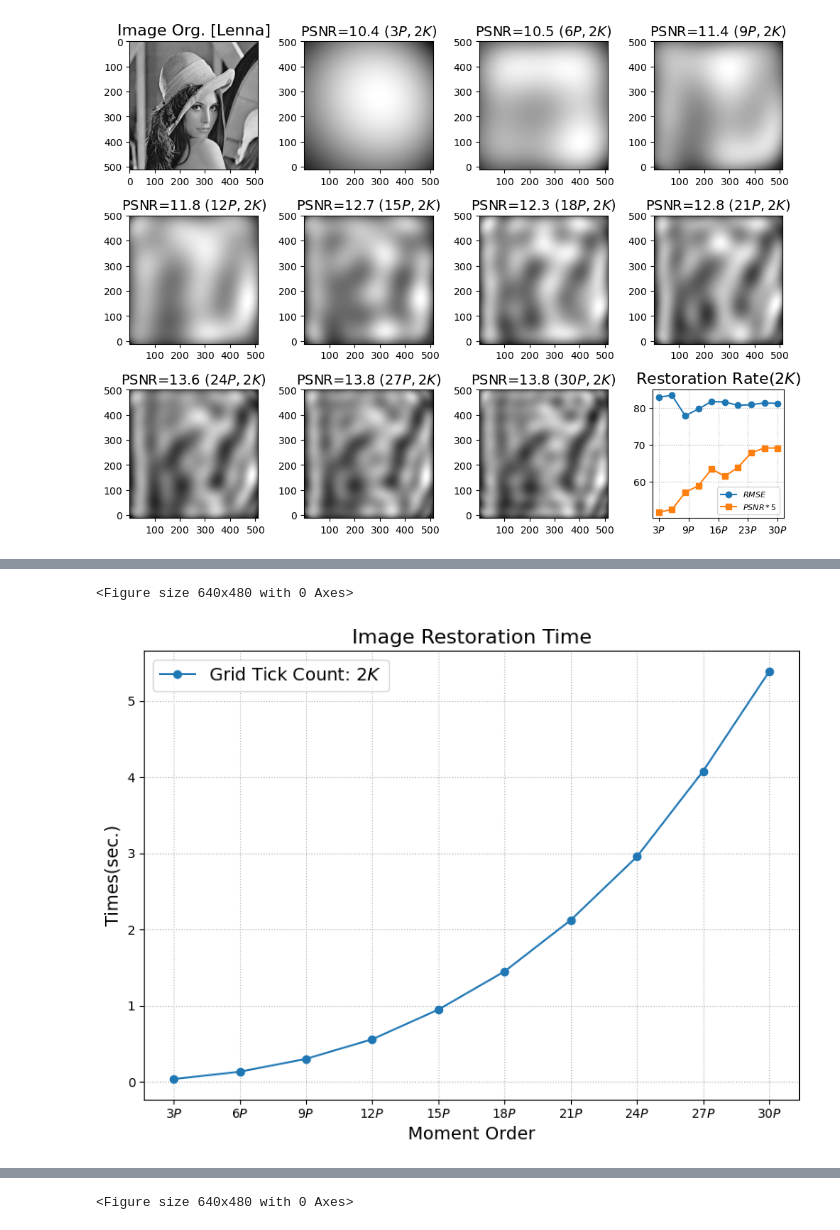
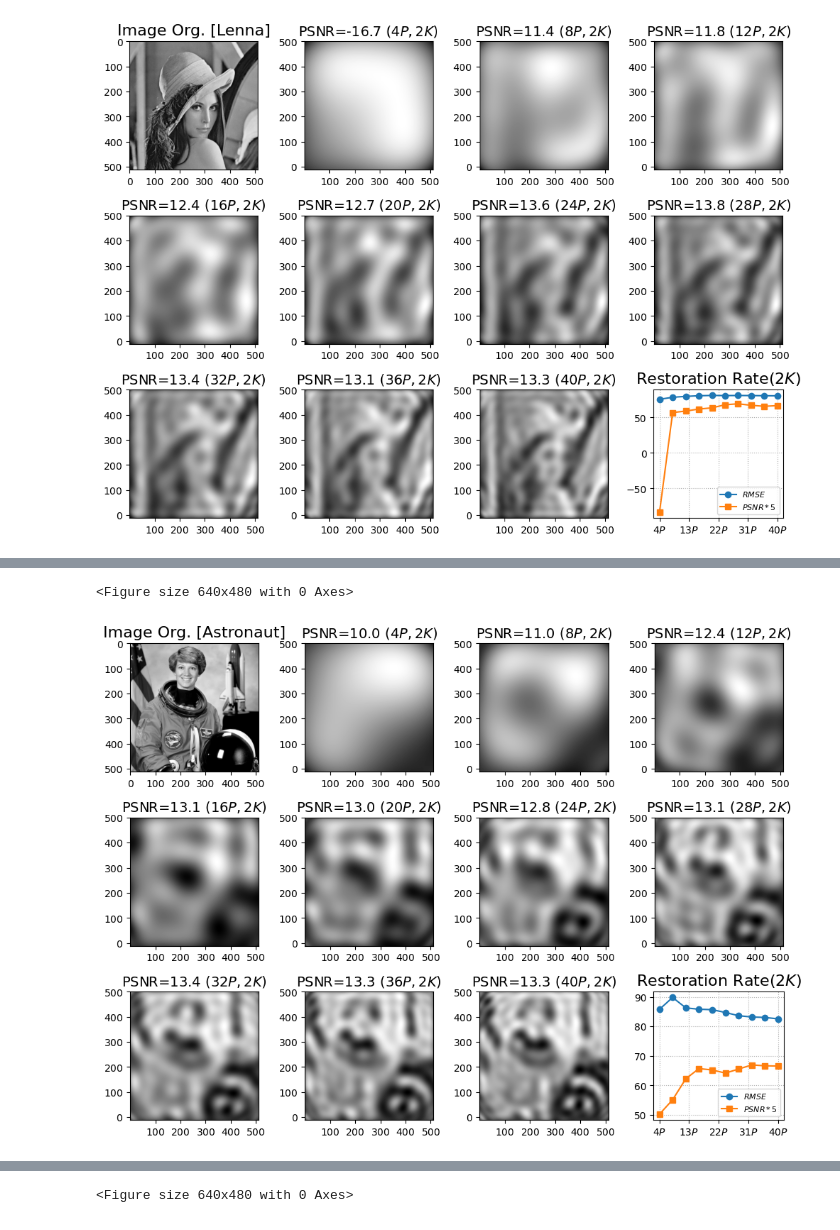
Before and after one commit to sunabove/Zernike, a Jupyter notebook: ATest_072_ImageRestore.ipynb, the cells around one changed output, grey strips where cells are left out. Saved outputs shown, nothing was run; the diff lists cells and outputs as text; code cells hidden in the pictures.

```diff
--- a/ATest_072_ImageRestore.ipynb
+++ b/ATest_072_ImageRestore.ipynb
@@ -16,7 +16,7 @@ Ks = torch.arange( K, K + 1 )
 col_cnt = 4
 row_cnt = 3
 
-step = 3
+step = 4 # 3 4
 
 img_lbls = [ ]
 src_dir = "."
@@ -28,7 +28,7 @@ if 1 : img_lbls.append( [ skimage.data.brick(), "brick" ] )
 if 1 : img_lbls.append( [ skimage.data.moon(), "moon" ] )
 if 1 : img_lbls.append( [ skimage.data.grass(), "grass" ] )
 
-img_lbls = img_lbls[ : 1 ]
+img_lbls = img_lbls[ : ]
 
 test_image_restore( img_lbls, Ks, col_cnt=col_cnt, row_cnt=row_cnt, step=step, use_cache=use_cache, debug=debug )
 
@@ -54 +54 @@ Warm up gpu devices ... Done.
-[figure, old version]
+[figure, new version]
@@ -56,2 +70,2 @@ result_figure_file = /home/machine/Zernike/result/atest_072_imagerestore_30P_2K_
 <Figure size 640x480 with 0 Axes>
-[figure, old version]
+[figure, new version]
```
Also changed, not shown: parts of 2 cells of this notebook, 7 other files.
